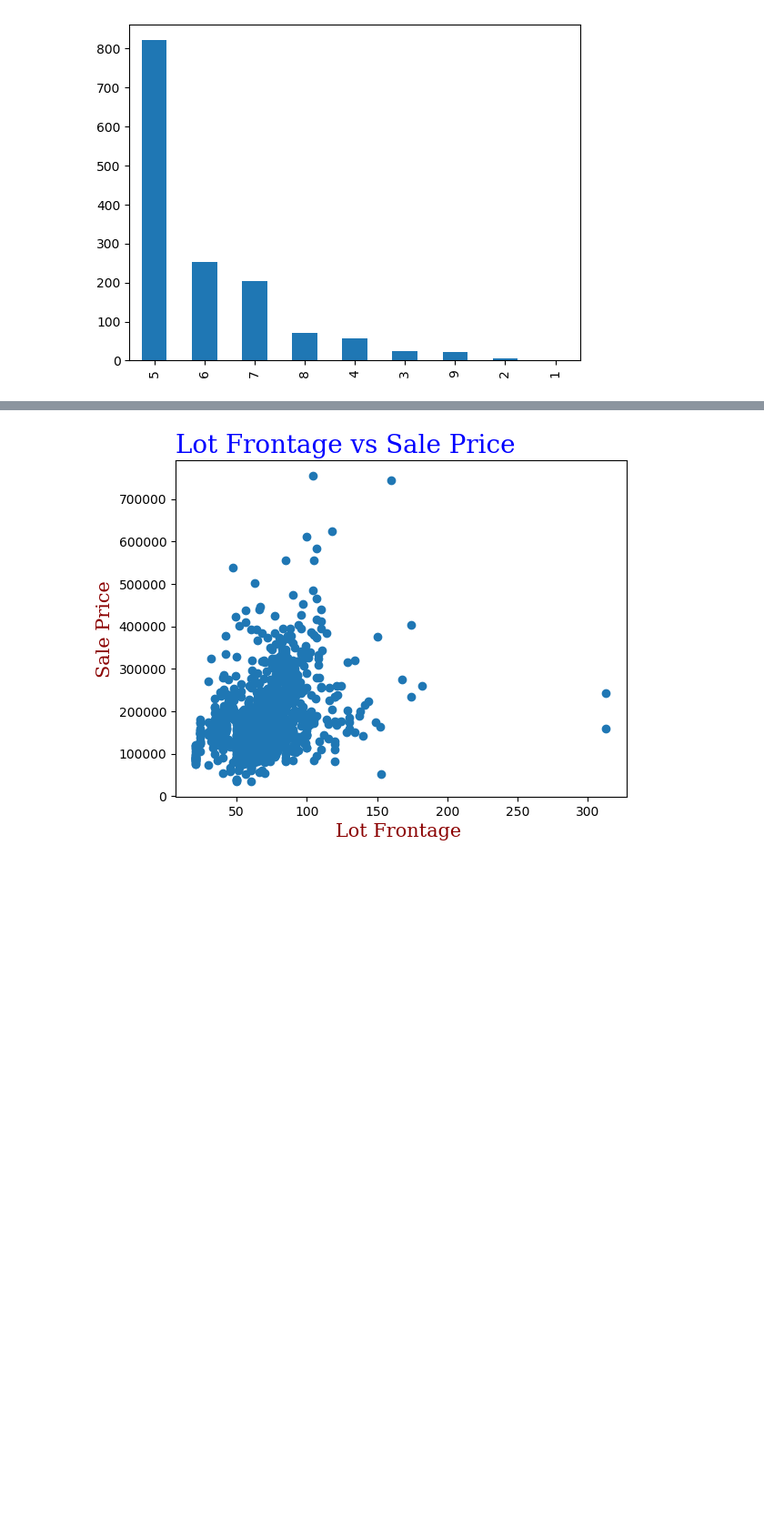
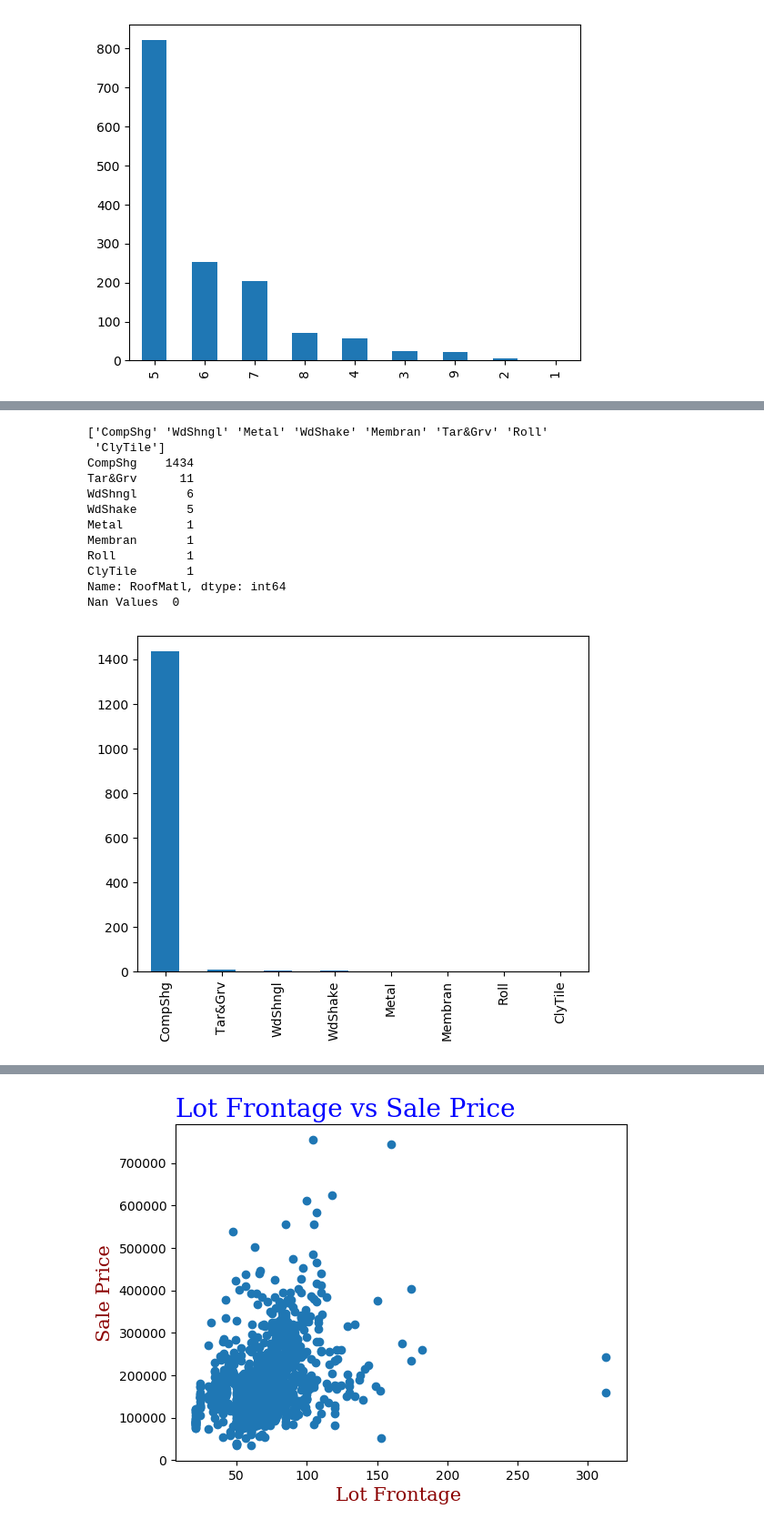
Before and after one commit to MKbinli/House-Price-Prediction, a Jupyter notebook: HP-Data Preprocessing.ipynb, the cells around one changed output, grey strips where cells are left out. Shown at 91% size. Saved outputs shown, nothing was run; the diff lists cells and outputs as text; code cells hidden in the pictures; blank space fills up the shorter version.

```diff
--- a/HP-Data Preprocessing.ipynb
+++ b/HP-Data Preprocessing.ipynb
@@ -667,0 +705,32 @@ Nan Values  0
+# %%
+#Next Categorical Feature-Type of Nominal
+"""RoofMatl: Roof material
+
+       ClyTile	Clay or Tile
+       CompShg	Standard (Composite) Shingle
+       Membran	Membrane
+       Metal	Metal
+       Roll	Roll
+       Tar&Grv	Gravel & Tar
+       WdShake	Wood Shakes
+       WdShngl	Wood Shingles
+"""
+print(dataset["RoofMatl"].unique())
+print(dataset["RoofMatl"].value_counts())
+print("Nan Values  " + str(dataset.RoofMatl.isna().sum()))
+dataset["RoofMatl"].value_counts().plot(kind='bar')
+plt.show()
+# %% [output]
+['CompShg' 'WdShngl' 'Metal' 'WdShake' 'Membran' 'Tar&Grv' 'Roll'
+ 'ClyTile']
+CompShg    1434
+Tar&Grv      11
+WdShngl       6
+WdShake       5
+Metal         1
+Membran       1
+Roll          1
+ClyTile       1
+Name: RoofMatl, dtype: int64
+Nan Values  0
+[figure, added]
```
Also changed, not shown: parts of 6 cells of this notebook.
